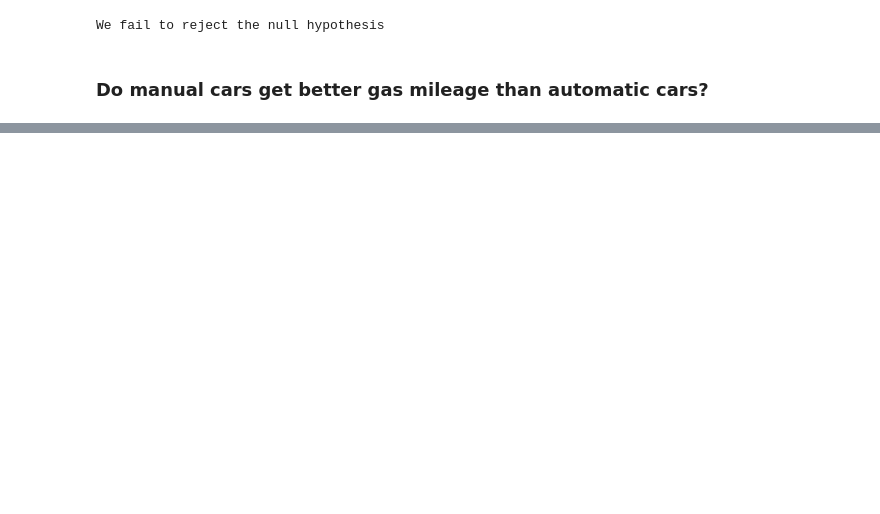
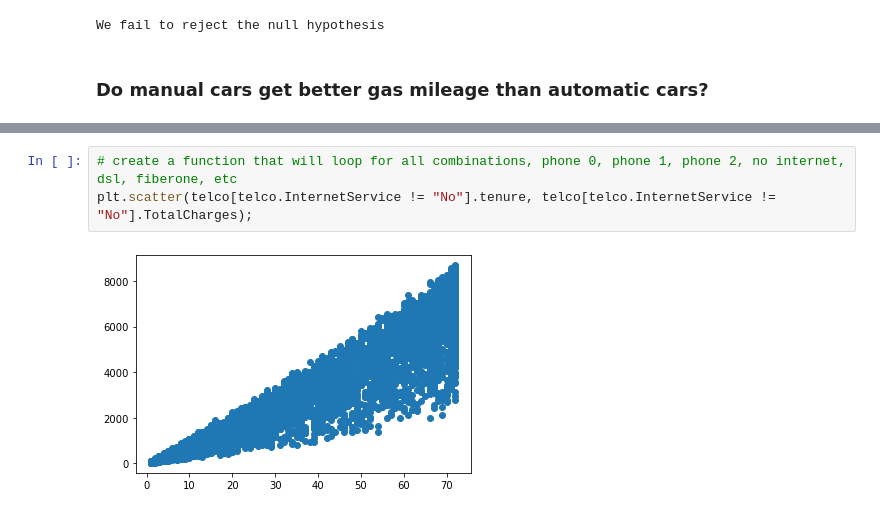
Before and after one commit to JeanetteSchulz/statistics-exercises, a Jupyter notebook: hypothesis_testing.ipynb, the cells around one changed output, grey strips where cells are left out. Saved outputs shown, nothing was run; the diff lists cells and outputs as text; blank space fills up the shorter version.

```diff
--- a/hypothesis_testing.ipynb
+++ b/hypothesis_testing.ipynb
@@ -221,0 +333,5 @@ We reject the null hypothesis
+# %%
+# create a function that will loop for all combinations, phone 0, phone 1, phone 2, no internet, dsl, fiberone, etc
+plt.scatter(telco[telco.InternetService != "No"].tenure, telco[telco.InternetService != "No"].TotalCharges);
+# %% [output]
+[figure, added]
```
Also changed, not shown: parts of 50 cells of this notebook.
